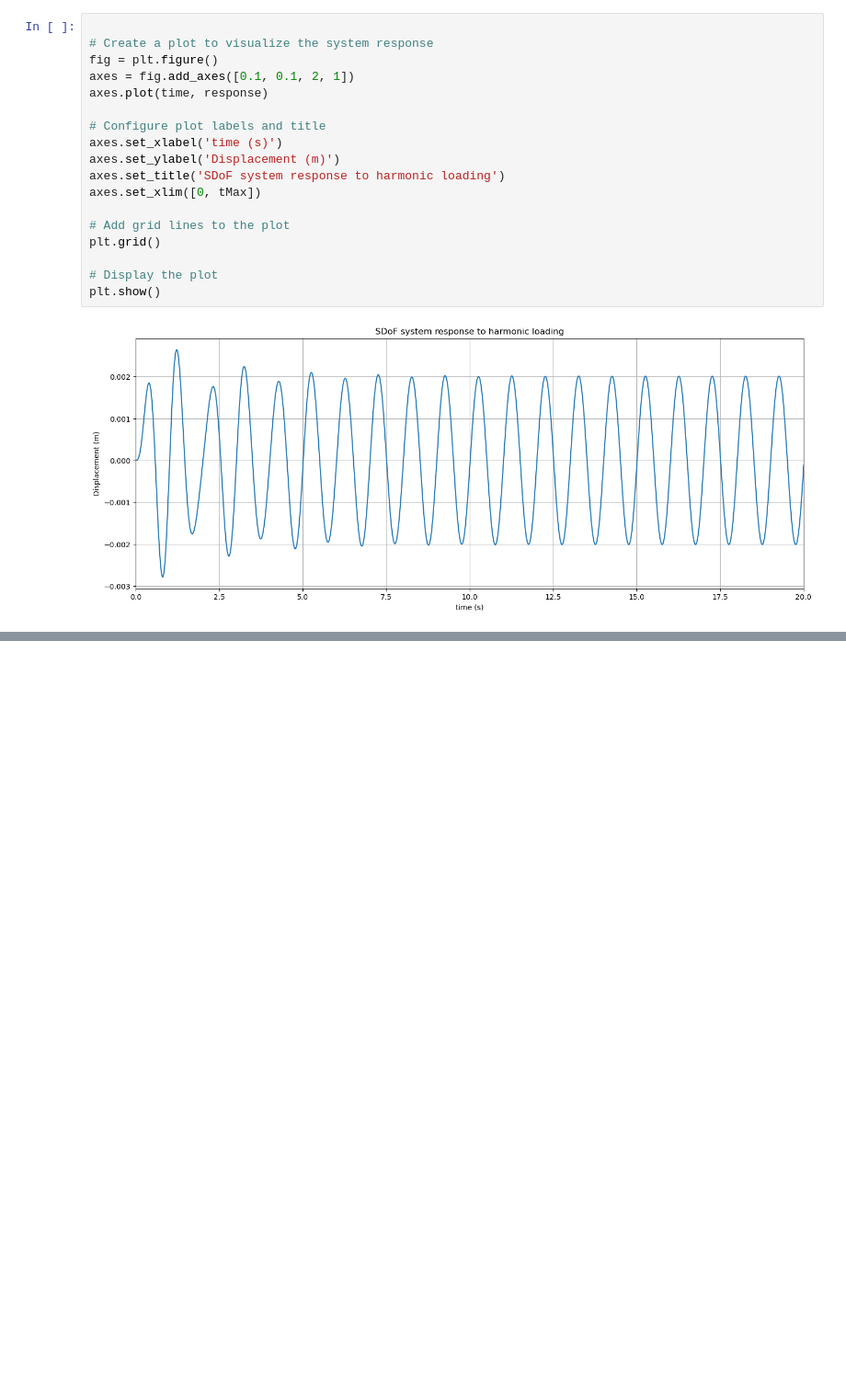
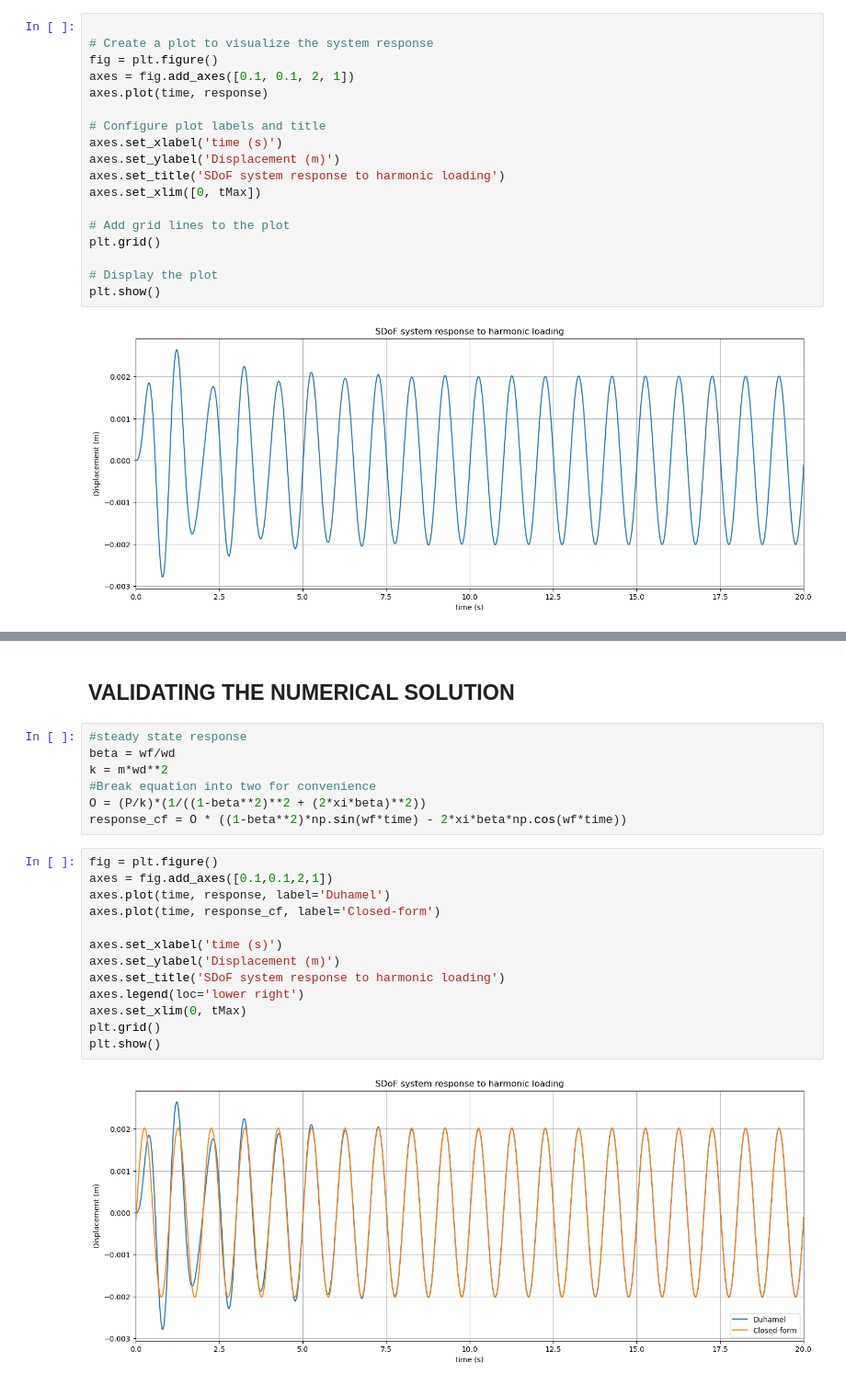
Before and after one commit to fkboateng/crowd_vibration_with_duhamel_integral, a Jupyter notebook: Duhamel_num_soln.ipynb, the cells around one changed output, grey strips where cells are left out. Shown at 92% size. Cells and saved outputs as stored; diff of their text form; blank space fills up the shorter version.

```diff
--- a/Duhamel_num_soln.ipynb
+++ b/Duhamel_num_soln.ipynb
@@ -183,0 +128,24 @@ plt.show()
+# %% [markdown]
+## VALIDATING THE NUMERICAL SOLUTION
+# %%
+#steady state response
+beta = wf/wd
+k = m*wd**2
+#Break equation into two for convenience
+O = (P/k)*(1/((1-beta**2)**2 + (2*xi*beta)**2))
+response_cf = O * ((1-beta**2)*np.sin(wf*time) - 2*xi*beta*np.cos(wf*time))
+# %%
+fig = plt.figure()
+axes = fig.add_axes([0.1,0.1,2,1])
+axes.plot(time, response, label='Duhamel')
+axes.plot(time, response_cf, label='Closed-form')
+
+axes.set_xlabel('time (s)')
+axes.set_ylabel('Displacement (m)')
+axes.set_title('SDoF system response to harmonic loading')
+axes.legend(loc='lower right')
+axes.set_xlim(0, tMax)
+plt.grid()
+plt.show()
+# %% [output]
+[figure, added]
```
Also changed, not shown: parts of 1 cell of this notebook.
